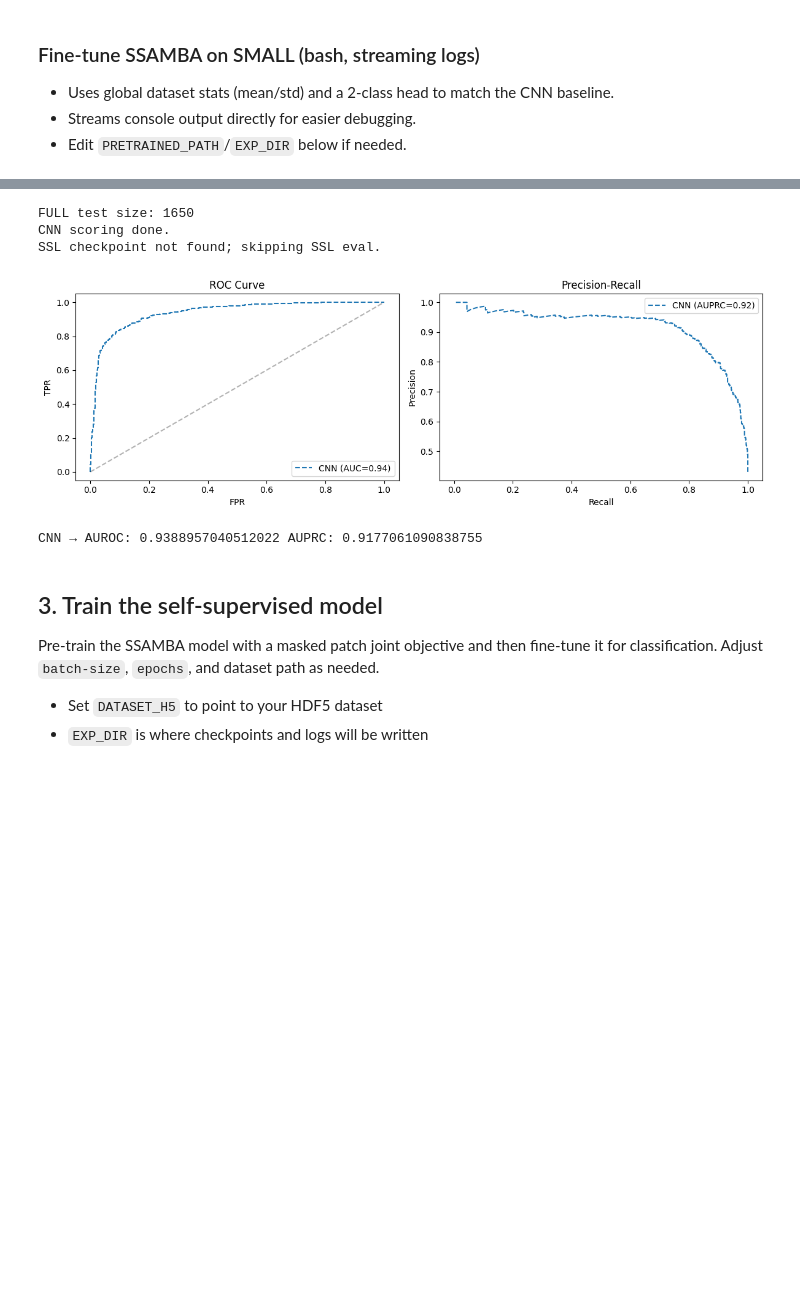
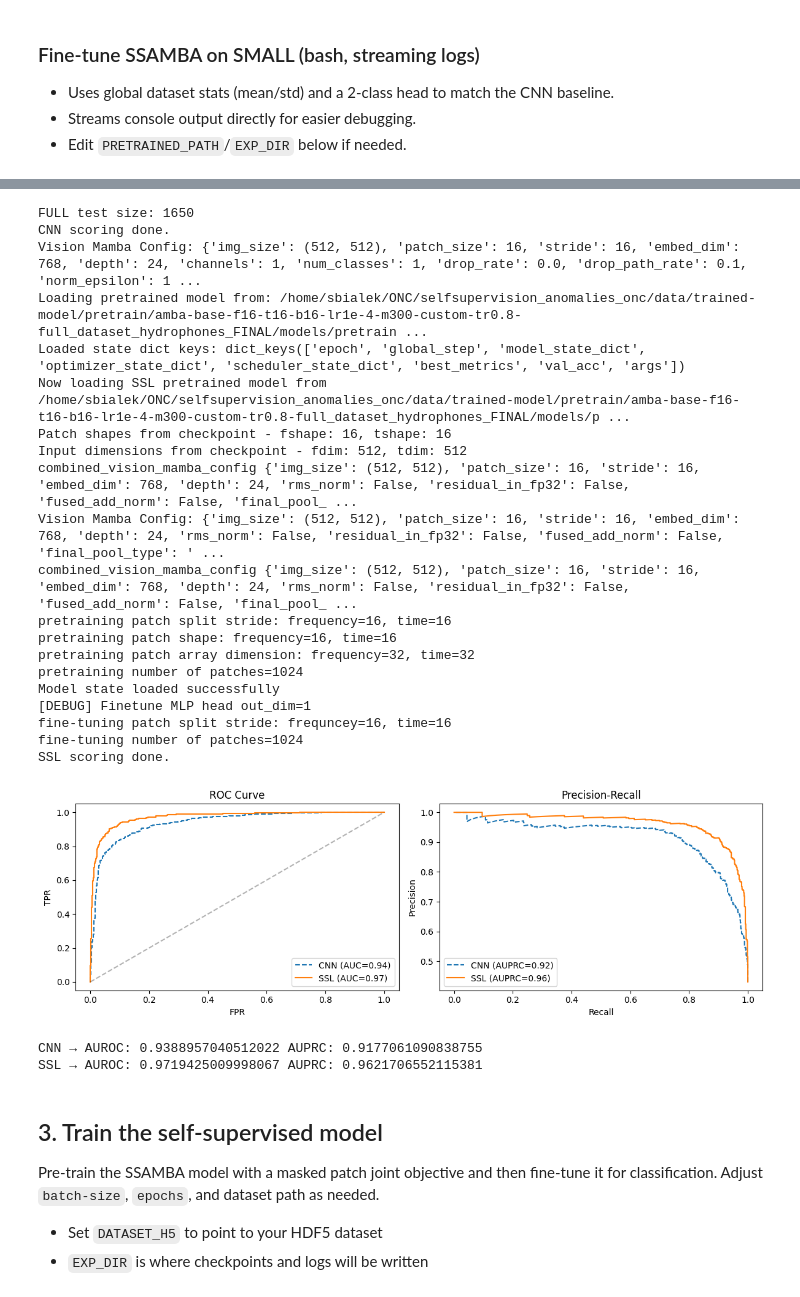
Before and after one commit to Spiffical/selfsupervision_anomalies_onc, a Jupyter notebook: notebooks/interactive_hydrophone_anomaly_workshop_local.ipynb, the cells around one changed output, grey strips where cells are left out. Saved outputs shown, nothing was run; the diff lists cells and outputs as text; code cells hidden in the pictures; blank space fills up the shorter version.

```diff
--- a/notebooks/interactive_hydrophone_anomaly_workshop_local.ipynb
+++ b/notebooks/interactive_hydrophone_anomaly_workshop_local.ipynb
@@ -1097,9 +1090,9 @@ Confusion Matrix:
 - Streams console output directly for easier debugging.
 - Edit `PRETRAINED_PATH`/`EXP_DIR` below if needed.
 # %%
-PRETRAINED_PATH="/home/sbialek/ONC/selfsupervision_anomalies_onc/data/trained-model/pretrain/amba-base-f16-t16-b16-lr1e-4-m300-custom-tr0.8-full_dataset_hydrophones_FINAL/models/pretrain-joint_best_checkpoint.pth"
-model_dir = Path("/home/sbialek/ONC/selfsupervision_anomalies_onc/data/trained-model/pretrain/amba-base-f16-t16-b16-lr1e-4-m300-custom-tr0.8-full_dataset_hydrophones_FINAL")
-checkpoint_path = str(model_dir / "models/pretrain-joint_best_checkpoint.pth")
+PRETRAINED_PATH = model_dir / 'models' / 'pretrain-joint_best_checkpoint.pth'
+model_dir = REPO_DIR / 'data' / 'trained-model' / 'pretrain' / 'amba-base-f16-t16-b16-lr1e-4-m300-custom-tr0.8-full_dataset_hydrophones_FINAL'
+checkpoint_path = str(PRETRAINED_PATH)
 # %%
 # Minimal SSAMBA fine-tune cell using your own loaders
 import os, sys, torch, pickle
@@ -1295,23 +1226,20 @@ else:
 
 # Evaluate SSL on FULL test (if checkpoint is present)
 ssl_scores = None
-ssl_ckpt = Path(SSL_RESULTS.get('checkpoint', '')) if 'SSL_RESULTS' in globals() else Path(SSL_FT_CKPT)
+ssl_ckpt = Path(EXP_DIR)
 if ssl_ckpt and ssl_ckpt.exists():
-    import sys, pathlib
-    sys.path.insert(0, str(pathlib.Path('/home/sbialek/ONC/selfsupervision_anomalies_onc/src')))
-    from ssamba.utilities.training_utils import create_model
-    from types import SimpleNamespace
-    args = SimpleNamespace(
-        task='ft_avgtok', num_mel_bins=512, target_length=512, fshape=16, tshape=16, fstride=16, tstride=16,
-        model_size='base', exp_dir=str(ssl_ckpt.parent.parent), pretrained_path=str(ssl_ckpt),
-        multiclass=False, n_class=2, patch_size=16, stride=16, embed_dim=768, depth=24, channels=1,
-        num_classes=2, drop_rate=0.0, drop_path_rate=0.1, norm_epsilon=1e-5, rms_norm=True,
-        residual_in_fp32=True, fused_add_norm=True, if_rope=False, if_rope_residual=False,
-        bimamba_type='v2', if_cls_token=True, if_devide_out=True, use_double_cls_token=False,
-        use_middle_cls_token=True, final_pool_type='mean'
-    )
+    import sys
+    sys.path.insert(0, str(REPO_DIR / 'src'))
     device = 'cuda' if torch.cuda.is_available() else 'cpu'
     model = create_model(args).to(device)
+    # Load checkpoint
+    checkpoint = torch.load(Path(EXP_DIR, 'models/ft-avgtok_best_checkpoint.pth'), map_location=device)
+    if 'model_state_dict' in checkpoint:
+        state_dict = checkpoint['model_state_dict']
+    else:
+        state_dict = checkpoint
+
+    model.load_state_dict(state_dict)
     model.eval()
     ds_full = FullH5BinaryIndexDataset(FULL_H5, test_idx_full)
     dl_full = torch.utils.data.DataLoader(ds_full, batch_size=16, shuffle=False, num_workers=0)
@@ -1324,6 +1252,7 @@ if ssl_ckpt and ssl_ckpt.exists():
     print('SSL scoring done.')
 else:
     print('SSL checkpoint not found; skipping SSL eval.')
+
 
 # Metrics and plots
 plt.figure(figsize=(12, 4))
@@ -1336,33 +1265,51 @@ if cnn_scores is not None:
     plt.plot(fpr_cnn, tpr_cnn, label=f'CNN (AUC={auc_cnn:.2f})', linestyle='--')
 if ssl_scores is not None:
     fpr_ssl, tpr_ssl, _ = roc_curve(y_true, ssl_scores)
     auc_ssl = auc(fpr_ssl, tpr_ssl)
     plt.plot(fpr_ssl, tpr_ssl, label=f'SSL (AUC={auc_ssl:.2f})')
 plt.plot([0,1],[0,1],'k--', alpha=0.3)
 plt.xlabel('FPR'); plt.ylabel('TPR'); plt.title('ROC Curve'); plt.legend()
 
 # PR
 plt.subplot(1,2,2)
 if cnn_scores is not None:
     prec_cnn, rec_cnn, _ = precision_recall_curve(y_true, cnn_scores)
     auprc_cnn = auc(rec_cnn, prec_cnn)
     plt.plot(rec_cnn, prec_cnn, label=f'CNN (AUPRC={auprc_cnn:.2f})', linestyle='--')
 if ssl_scores is not None:
     prec_ssl, rec_ssl, _ = precision_recall_curve(y_true, ssl_scores)
     auprc_ssl = auc(rec_ssl, prec_ssl)
     plt.plot(rec_ssl, prec_ssl, label=f'SSL (AUPRC={auprc_ssl:.2f})')
 plt.xlabel('Recall'); plt.ylabel('Precision'); plt.title('Precision-Recall'); plt.legend()
 
 plt.tight_layout()
 plt.show()
 
 if cnn_scores is not None:
     print('CNN → AUROC:', roc_auc_score(y_true, cnn_scores), 'AUPRC:', average_precision_score(y_true, cnn_scores))
 if ssl_scores is not None:
     print('SSL → AUROC:', roc_auc_score(y_true, ssl_scores), 'AUPRC:', average_precision_score(y_true, ssl_scores))
 # %% [output]
 FULL test size: 1650
 CNN scoring done.
-SSL checkpoint not found; skipping SSL eval.
+Vision Mamba Config: {'img_size': (512, 512), 'patch_size': 16, 'stride': 16, 'embed_dim': 768, 'depth': 24, 'channels': 1, 'num_classes': 1, 'drop_rate': 0.0, 'drop_path_rate': 0.1, 'norm_epsilon': 1 ...
+Loading pretrained model from: /home/sbialek/ONC/selfsupervision_anomalies_onc/data/trained-model/pretrain/amba-base-f16-t16-b16-lr1e-4-m300-custom-tr0.8-full_dataset_hydrophones_FINAL/models/pretrain ...
+Loaded state dict keys: dict_keys(['epoch', 'global_step', 'model_state_dict', 'optimizer_state_dict', 'scheduler_state_dict', 'best_metrics', 'val_acc', 'args'])
+Now loading SSL pretrained model from /home/sbialek/ONC/selfsupervision_anomalies_onc/data/trained-model/pretrain/amba-base-f16-t16-b16-lr1e-4-m300-custom-tr0.8-full_dataset_hydrophones_FINAL/models/p ...
+Patch shapes from checkpoint - fshape: 16, tshape: 16
+Input dimensions from checkpoint - fdim: 512, tdim: 512
+combined_vision_mamba_config {'img_size': (512, 512), 'patch_size': 16, 'stride': 16, 'embed_dim': 768, 'depth': 24, 'rms_norm': False, 'residual_in_fp32': False, 'fused_add_norm': False, 'final_pool_ ...
+Vision Mamba Config: {'img_size': (512, 512), 'patch_size': 16, 'stride': 16, 'embed_dim': 768, 'depth': 24, 'rms_norm': False, 'residual_in_fp32': False, 'fused_add_norm': False, 'final_pool_type': ' ...
+combined_vision_mamba_config {'img_size': (512, 512), 'patch_size': 16, 'stride': 16, 'embed_dim': 768, 'depth': 24, 'rms_norm': False, 'residual_in_fp32': False, 'fused_add_norm': False, 'final_pool_ ...
+pretraining patch split stride: frequency=16, time=16
+pretraining patch shape: frequency=16, time=16
+pretraining patch array dimension: frequency=32, time=32
+pretraining number of patches=1024
+Model state loaded successfully
+[DEBUG] Finetune MLP head out_dim=1
+fine-tuning patch split stride: frequncey=16, time=16
+fine-tuning number of patches=1024
+SSL scoring done.
-[figure, old version]
+[figure, new version]
 CNN → AUROC: 0.9388957040512022 AUPRC: 0.9177061090838755
+SSL → AUROC: 0.9719425009998067 AUPRC: 0.9621706552115381
```
Also changed, not shown: parts of 10 cells of this notebook, 1 other file.
